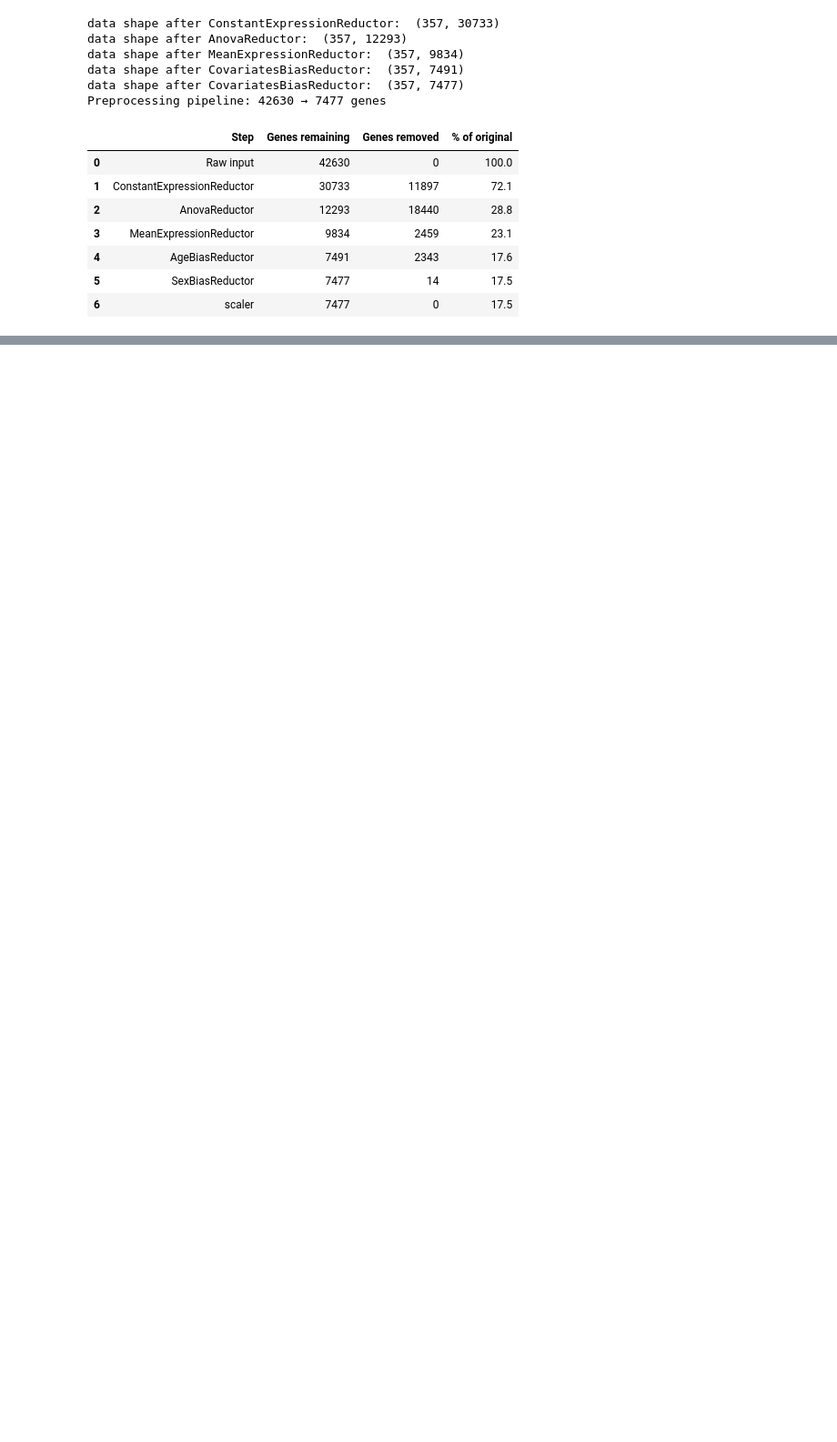
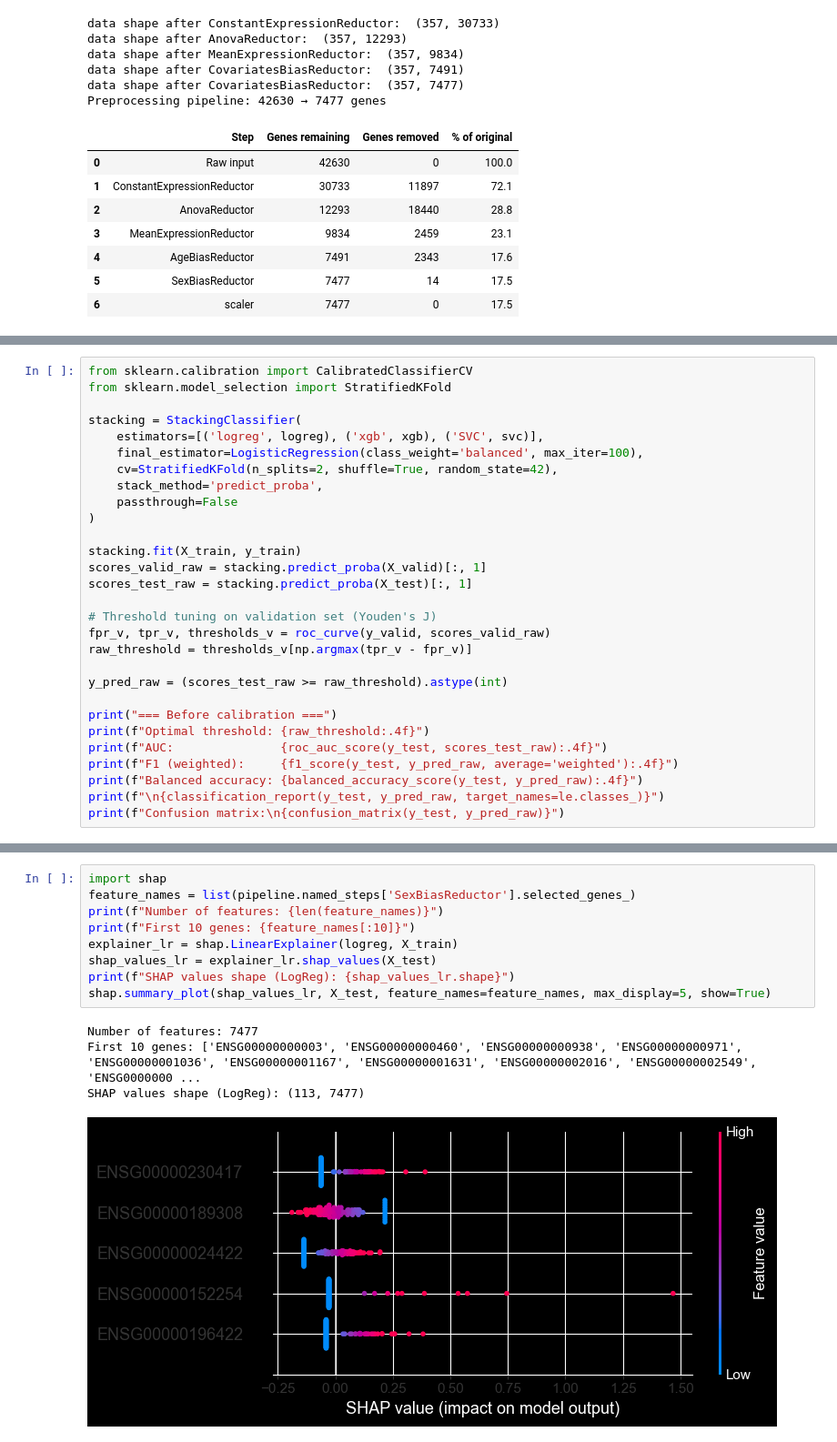
Before and after one commit to kasiaOsowska/pancreatic_canacer_dataset_analysis, a Jupyter notebook: best_results.ipynb, the cells around one changed output, grey strips where cells are left out. Shown at 91% size. Drawn from its saved outputs; the diff is of its cells as text; blank space fills up the shorter version.

Commit message:
add SHAP

```diff
--- a/best_results.ipynb
+++ b/best_results.ipynb
@@ -899,0 +674,29 @@ Confusion matrix:
+# %%
+from sklearn.calibration import CalibratedClassifierCV
+from sklearn.model_selection import StratifiedKFold
+
+stacking = StackingClassifier(
+    estimators=[('logreg', logreg), ('xgb', xgb), ('SVC', svc)],
+    final_estimator=LogisticRegression(class_weight='balanced', max_iter=100),
+    cv=StratifiedKFold(n_splits=2, shuffle=True, random_state=42),
+    stack_method='predict_proba',
+    passthrough=False
+)
+
+stacking.fit(X_train, y_train)
+scores_valid_raw = stacking.predict_proba(X_valid)[:, 1]
+scores_test_raw = stacking.predict_proba(X_test)[:, 1]
+
+# Threshold tuning on validation set (Youden's J)
+fpr_v, tpr_v, thresholds_v = roc_curve(y_valid, scores_valid_raw)
+raw_threshold = thresholds_v[np.argmax(tpr_v - fpr_v)]
+
+y_pred_raw = (scores_test_raw >= raw_threshold).astype(int)
+
+print("=== Before calibration ===")
+print(f"Optimal threshold: {raw_threshold:.4f}")
+print(f"AUC:               {roc_auc_score(y_test, scores_test_raw):.4f}")
+print(f"F1 (weighted):     {f1_score(y_test, y_pred_raw, average='weighted'):.4f}")
+print(f"Balanced accuracy: {balanced_accuracy_score(y_test, y_pred_raw):.4f}")
+print(f"\n{classification_report(y_test, y_pred_raw, target_names=le.classes_)}")
+print(f"Confusion matrix:\n{confusion_matrix(y_test, y_pred_raw)}")
@@ -899,0 +732,14 @@ Confusion matrix:
+# %%
+import shap
+feature_names = list(pipeline.named_steps['SexBiasReductor'].selected_genes_)
+print(f"Number of features: {len(feature_names)}")
+print(f"First 10 genes: {feature_names[:10]}")
+explainer_lr = shap.LinearExplainer(logreg, X_train)
+shap_values_lr = explainer_lr.shap_values(X_test)
+print(f"SHAP values shape (LogReg): {shap_values_lr.shape}")
+shap.summary_plot(shap_values_lr, X_test, feature_names=feature_names, max_display=5, show=True)
+# %% [output]
+Number of features: 7477
+First 10 genes: ['ENSG00000000003', 'ENSG00000000460', 'ENSG00000000938', 'ENSG00000000971', 'ENSG00000001036', 'ENSG00000001167', 'ENSG00000001631', 'ENSG00000002016', 'ENSG00000002549', 'ENSG0000000 ...
+SHAP values shape (LogReg): (113, 7477)
+[figure, added]
```
Also changed, not shown: parts of 51 cells of this notebook.
